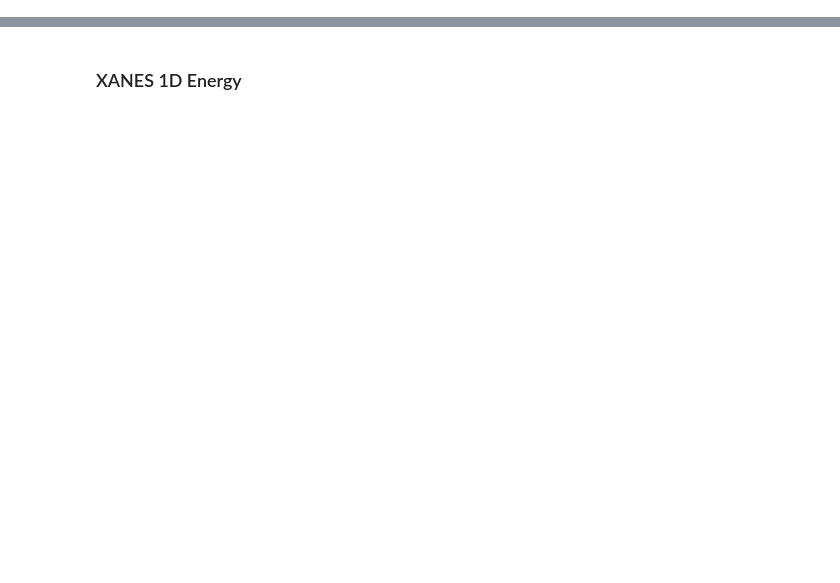
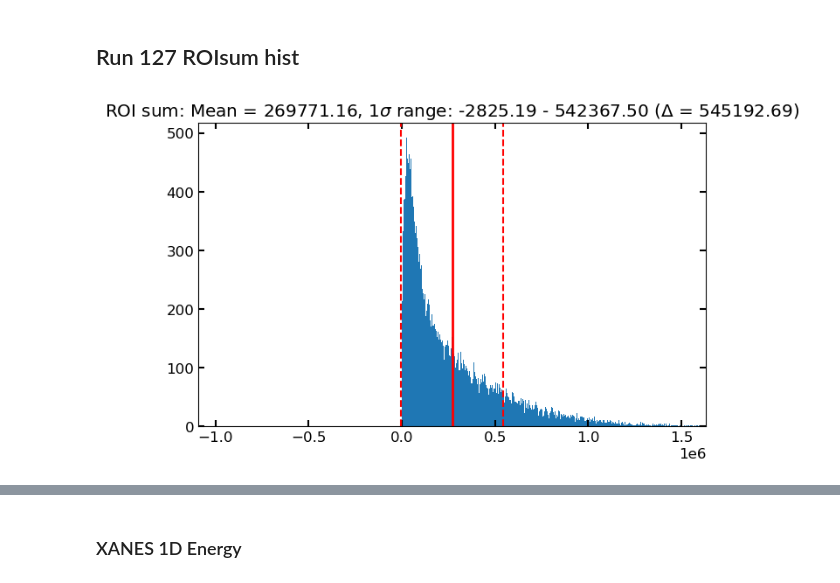
Before and after one commit to lg345/XSpect, a Jupyter notebook: XSpect_XAS_1Denergy.ipynb, the cells around one changed output, grey strips where cells are left out. Drawn from its saved outputs; the diff is of its cells as text; code cells hidden in the pictures; blank space fills up the shorter version.

```diff
--- a/XSpect_XAS_1Denergy.ipynb
+++ b/XSpect_XAS_1Denergy.ipynb
@@ -84,0 +81,22 @@ Run 74 imported
+# %% [markdown]
+## Run 127 ROIsum hist
+# %%
+shotmask = (d.h5[d.datadict['ipm']][:] > ipm_thres[0])
+data_filt = d.h5['epix_2']['ROI_sum'][shotmask]
+data_filt_mean = np.nanmean(data_filt)
+data_filt_std = np.nanstd(data_filt)
+xmin = np.nanmin(data_filt)
+xmax = np.nanmax(data_filt)
+binstep = (xmax - xmin)/500
+
+fig, ax = plt.subplots(ncols = 1)
+
+ax.hist(data_filt, bins = np.arange(xmin, xmax, binstep));
+# ax.set_xlabel('Delay (ps)')
+ax.set_xlim([data_filt_mean - 5*data_filt_std, data_filt_mean + 5*data_filt_std])
+ax.axvline(data_filt_mean, color = 'r', linewidth = 2)
+ax.axvline(data_filt_mean - data_filt_std, color = 'r', linestyle = '--')
+ax.axvline(data_filt_mean + data_filt_std, color = 'r', linestyle = '--')
+ax.set_title(r'ROI sum: Mean = %.2f, 1$\sigma$ range: %.2f - %.2f ($\Delta$ = %.2f)' % (data_filt_mean, data_filt_mean - data_filt_std, data_filt_mean + data_filt_std, 2*data_filt_std));
+# %% [output]
+[figure, added]
```
Also changed, not shown: parts of 14 cells of this notebook, 15 other files.
